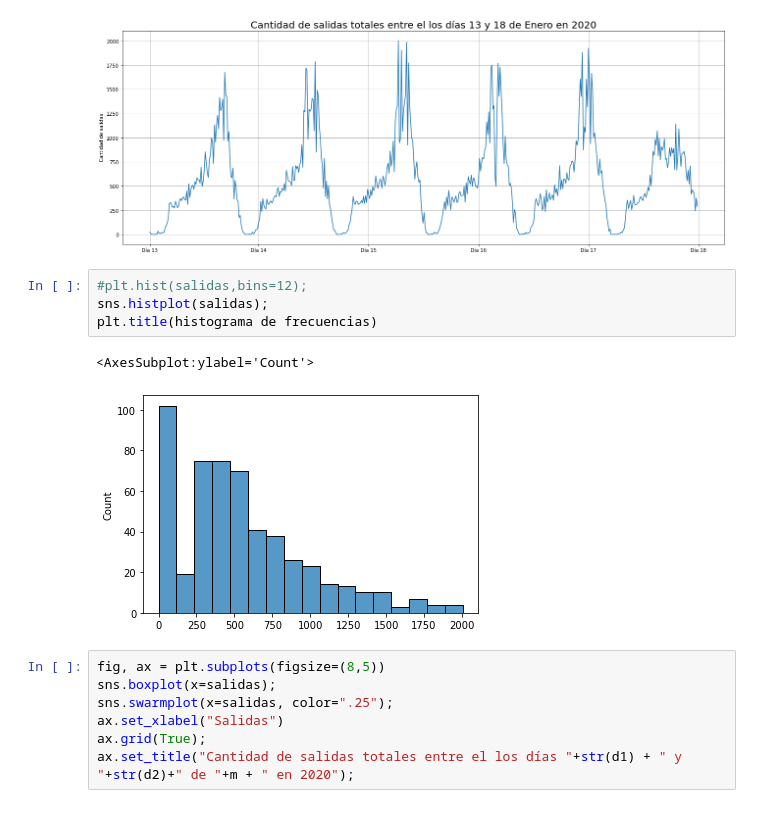
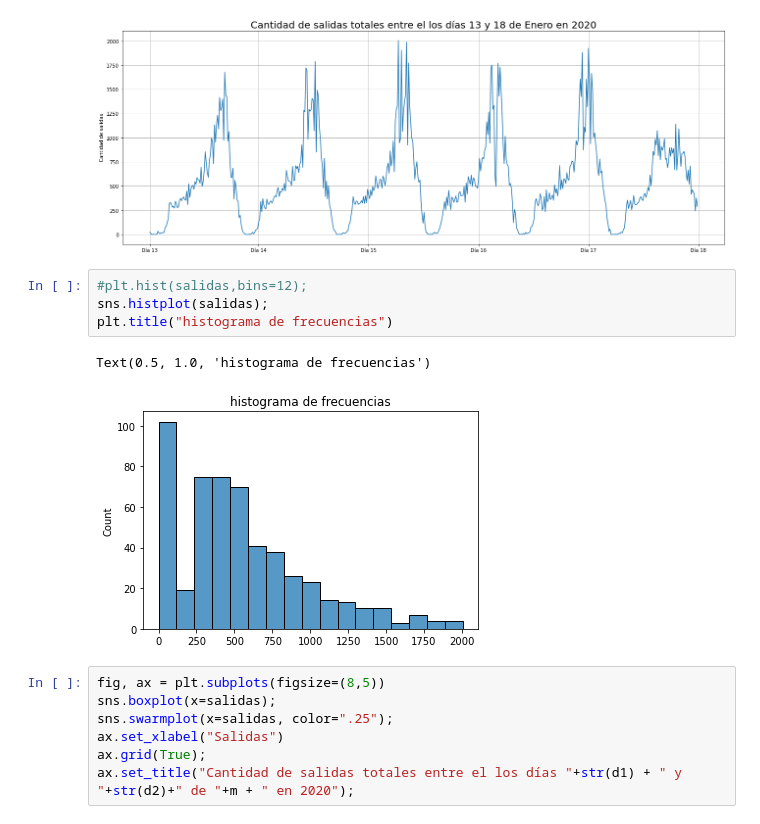
Before and after one commit to juanksRuiz/Transmilenio_DATA, a Jupyter notebook: Analisis de salidas estacion TM enero a abril 2020.ipynb, the cells around one changed output. Cells and saved outputs as stored; diff of their text form.

```diff
--- a/Analisis de salidas estacion TM enero a abril 2020.ipynb
+++ b/Analisis de salidas estacion TM enero a abril 2020.ipynb
@@ -432,10 +430,10 @@ ax.set_title("Cantidad de salidas totales entre el los días "+str(d1) + " y "+s
 # %%
 #plt.hist(salidas,bins=12);
 sns.histplot(salidas);
-plt.title(histograma de frecuencias)
+plt.title("histograma de frecuencias")
 # %% [output]
-<AxesSubplot:ylabel='Count'>
+Text(0.5, 1.0, 'histograma de frecuencias')
-[figure, old version]
+[figure, new version]
 # %%
 fig, ax = plt.subplots(figsize=(8,5))
 sns.boxplot(x=salidas);
```
Also changed, not shown: parts of 19 cells of this notebook.
